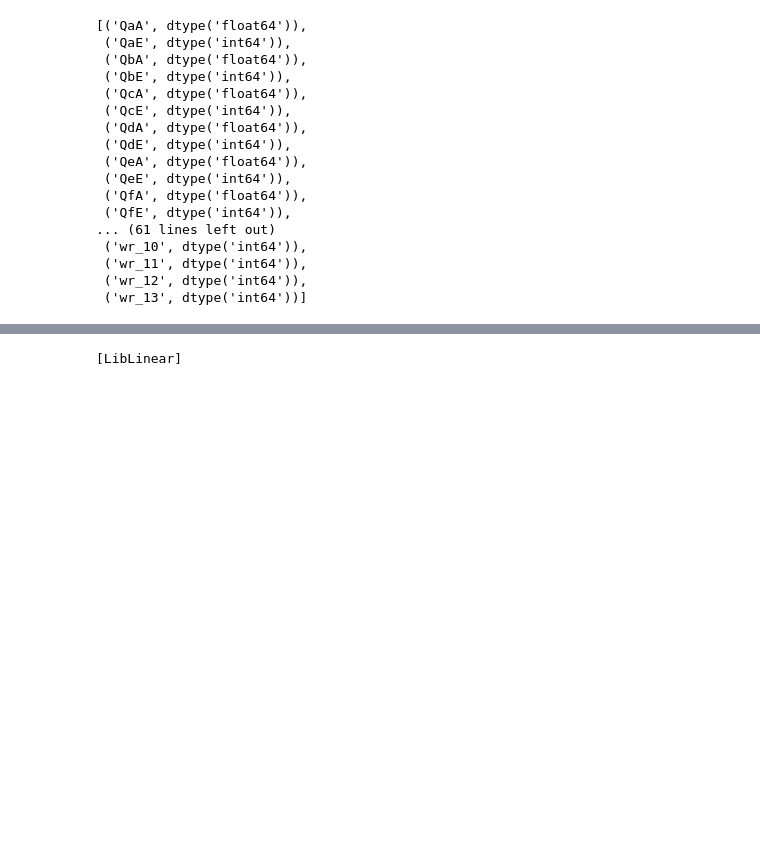
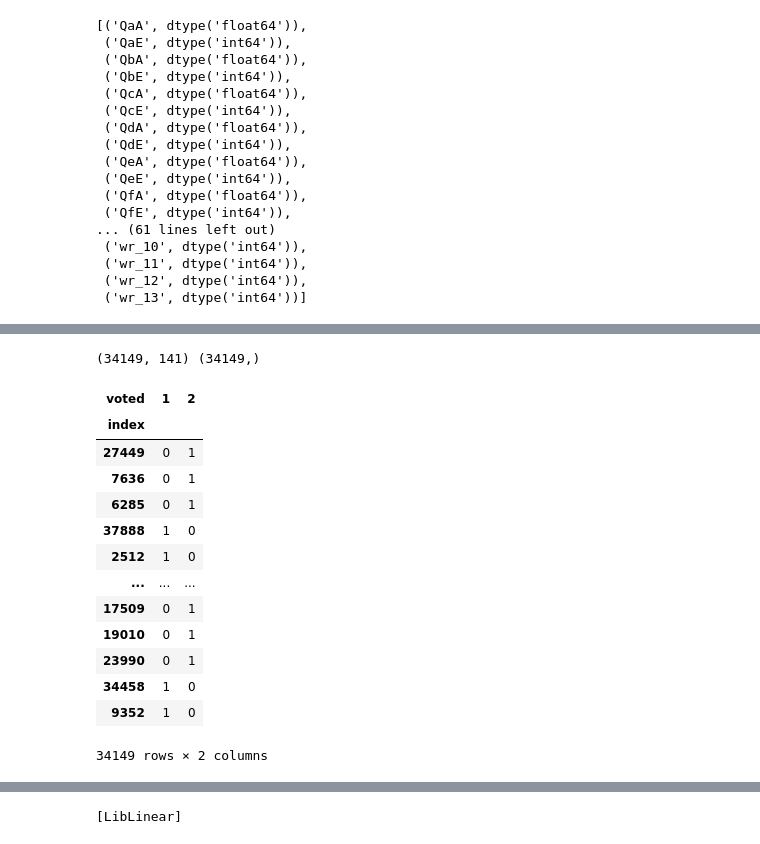
Before and after one commit to Myeongchan-Kim/KagglePractice, a Jupyter notebook: Vote_byPsychology/Dacon_Psycology_submission2_continus_scale.ipynb, the cells around one changed output, grey strips where cells are left out. Cells and saved outputs as stored; diff of their text form; code cells hidden in the pictures; blank space fills up the shorter version.

```diff
--- a/VoteByPsychology/Dacon_Psycology_submission2_continus_scale.ipynb
+++ b/Vote_byPsychology/Dacon_Psycology_submission2_continus_scale.ipynb
@@ -121,11 +121,11 @@ def preprocess(df): # 함수로 만들어놓으면 test셋에 적용할때 편
         elif df[col].dtype == 'int' and 'wr_' in col:
             print(col, 'int -> binary')
             new_col = '_norm_{}'.format(col)
-            df_new[new_col] = df[col].astype('bool')
+            df_new[new_col] = df[col].astype('bool').astype('int')
         elif df[col].dtype == 'int' and 'wf_' in col:
             print(col, 'int -> binary')
             new_col = '_norm_{}'.format(col)
-            df_new[new_col] = df[col].astype('bool')
+            df_new[new_col] = df[col].astype('bool').astype('int')
         elif df[col].nunique() < df.shape[0] ** 0.5:
             print(col, 'int -> category')
             new_col = '_cat_{}'.format(col)
@@ -202,3 +202,25 @@ train_x_new.describe()
 | max | 2.398145e+00 | 1.845426e+02 | 1.338025e+00 | 1.664626e+02 | 9.344455e-01 | 9.691526e+01 | 3.115030e+00 | 1.420294e+02 | 1.958836e+00 | ... |
 # %%
 X_train, X_val, y_train, y_val = train_test_split(train_x_new, train_y, test_size=0.25, random_state=1212)
+# %%
+print(X_train.shape, y_train.shape)
+# %% [output]
+(34149, 141) (34149,)
+# %%
+y_train_binary = pd.get_dummies(y_train)
+y_train_binary
+# %% [output]
+| voted | 1 | 2 |
+| index |  |  |
+| 27449 | 0 | 1 |
+| 7636 | 0 | 1 |
+| 6285 | 0 | 1 |
+| 37888 | 1 | 0 |
+| 2512 | 1 | 0 |
+| ... | ... | ... |
+| 17509 | 0 | 1 |
+| 19010 | 0 | 1 |
+| 23990 | 0 | 1 |
+| 34458 | 1 | 0 |
+| 9352 | 1 | 0 |
+34149 rows × 2 columns
```
Also changed, not shown: parts of 11 cells of this notebook, 19 other files.
